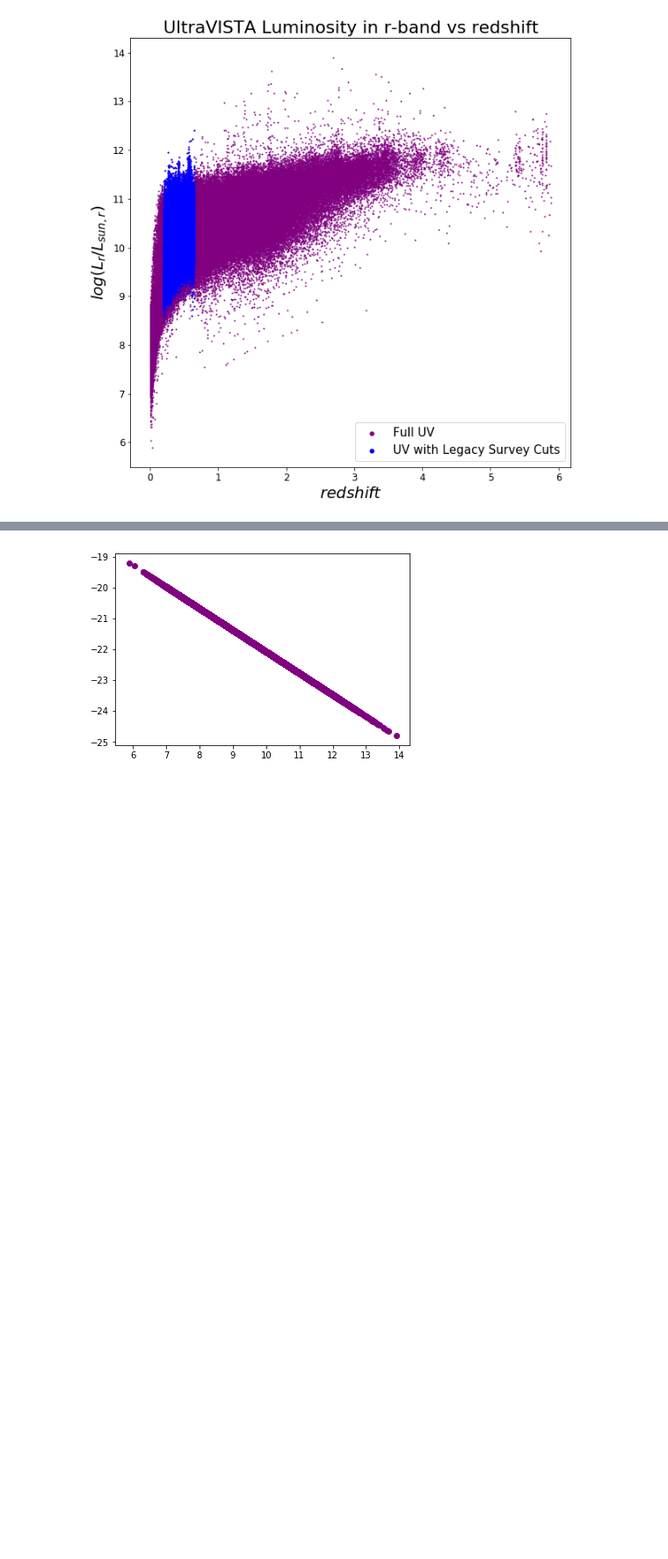
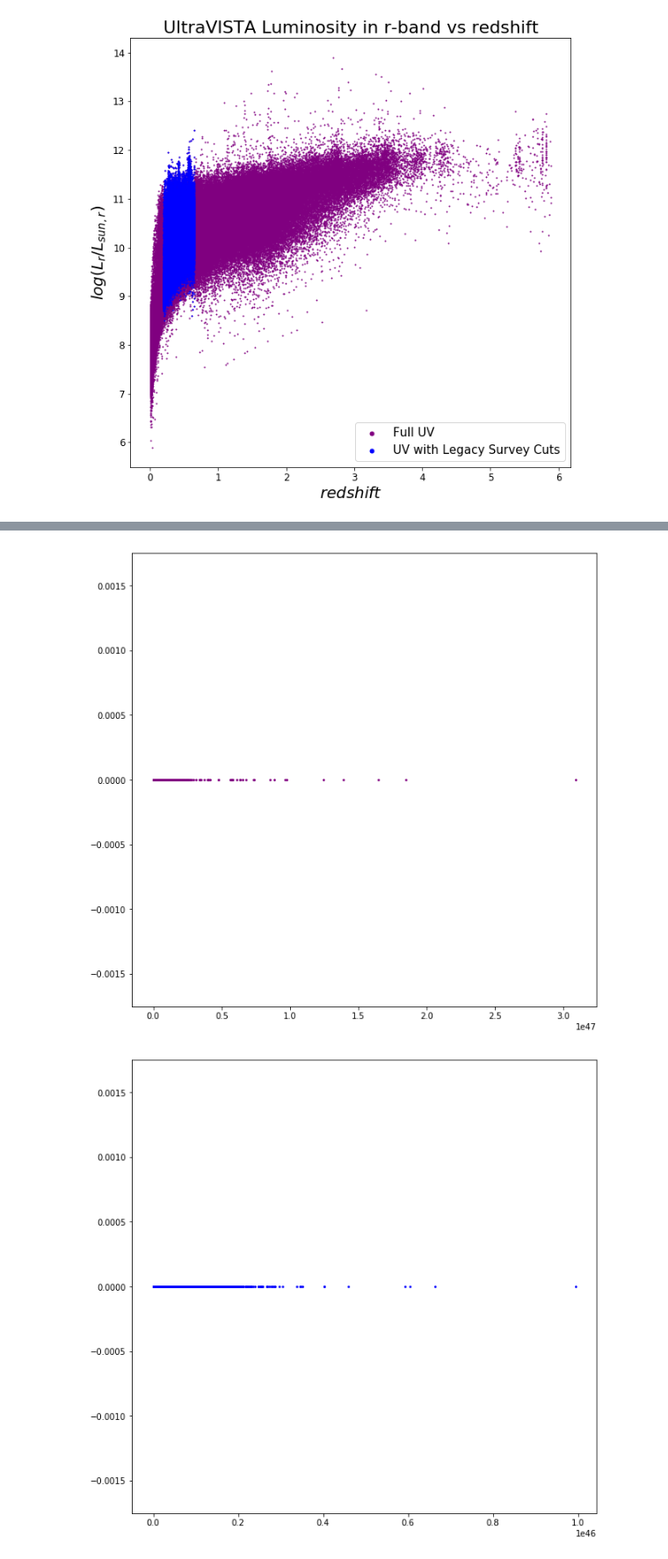
Before and after one commit to metownsend/LRG-Sats, a Jupyter notebook: ultraVISTA_analysis.ipynb, the cells around one changed output, grey strips where cells are left out. Shown: that part at 88% size. Cells and saved outputs as stored; diff of their text form; code cells hidden in the pictures; blank space fills up the shorter version.

```diff
--- a/ultraVISTA_analysis.ipynb
+++ b/ultraVISTA_analysis.ipynb
@@ -328,13 +327,21 @@ def schechter_luminosity_function(phistar, L, Lstar, alpha):
     return (phistar/Lstar) * (L/Lstar)**(alpha) * np.exp(-L/Lstar)
 
 Lsun = 3.9e33
-phistar = 0.01
+phistar = 0.008
 Lstar = 1e10 * Lsun
 alpha = -0.7
 
+L = L_r * Lsun
 
-phi = schechter_luminosity_function(phistar, L_r, Lstar, alpha)
+L_cut = L_r_cut * Lsun
+
+phi = schechter_luminosity_function(phistar, L, Lstar, alpha)
 # print(L_r)
-print(phi)
+print(max(phi))
+print(min(phi))
+print(max(L_r))
+print(min(L_r))
 # print(Lstar)
+
+phi_cut = schechter_luminosity_function(phistar, L_cut, Lstar, alpha)
 # %% [output]
@@ -358,5 +352,13 @@ Length = 252467 rows
-# %%
-plt.scatter(np.log10(L_r), np.log10(phi), c='purple')
-plt.show()
-# %% [output]
-[figure, removed]
+# %%
+plt.subplots(figsize=(10,10))
+plt.scatter(L, phi, c='purple', s=3)
+# plt.ylim(1e-23, 1e-25)
+plt.show()
+
+plt.subplots(figsize=(10,10))
+plt.scatter(L_cut, phi_cut, c='blue', s=3)
+# plt.ylim(1e-23, 1e-25)
+plt.show()
+# %% [output]
+[figure, added]
+[figure, added]
```
Also changed, not shown: parts of 3 cells of this notebook.
